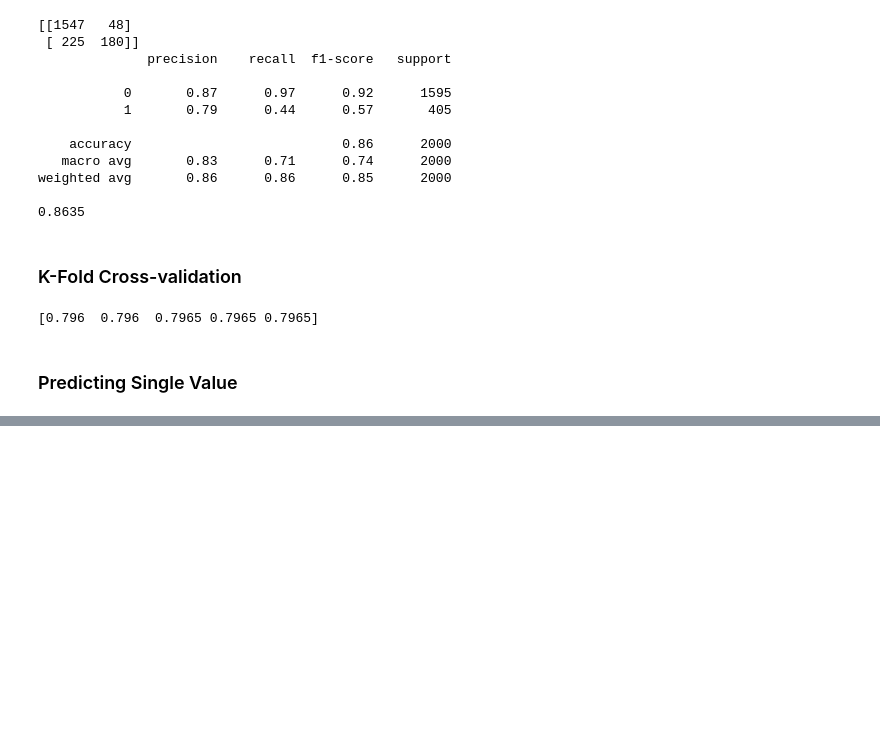
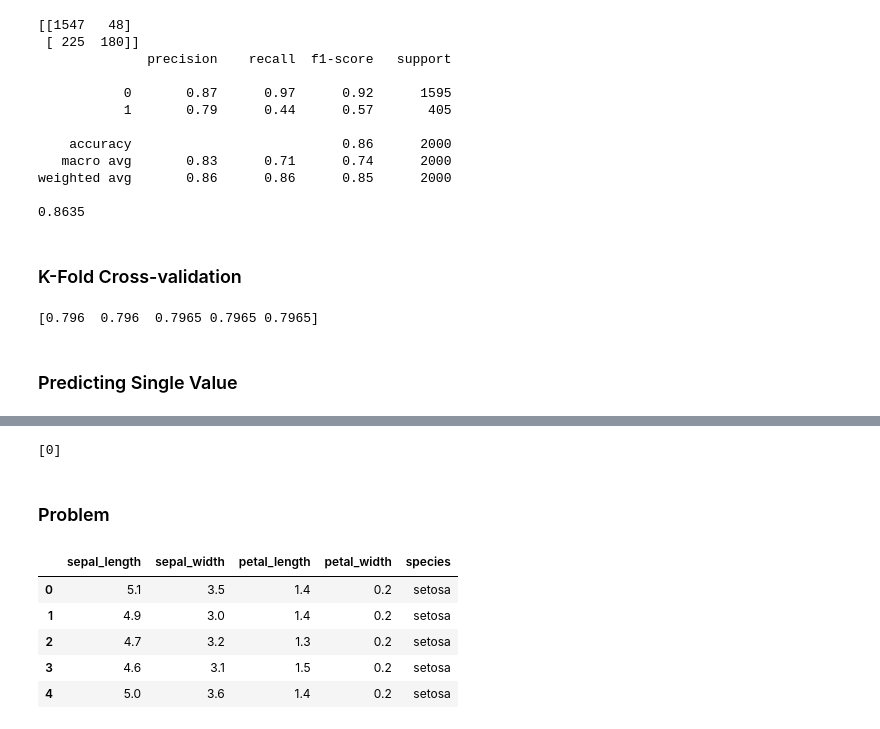
Before and after one commit to LocrianBird/classification-preps, a Jupyter notebook: Classification.ipynb, the cells around one changed output, grey strips where cells are left out. Cells and saved outputs as stored; diff of their text form; code cells hidden in the pictures; blank space fills up the shorter version.

```diff
--- a/Classification.ipynb
+++ b/Classification.ipynb
@@ -206,0 +222,28 @@ print(cross_val_score(classifier, X, y, cv=5, scoring="accuracy"))
+# %%
+from sklearn.ensemble import RandomForestClassifier
+rf_clf = RandomForestClassifier(random_state=42, n_estimators=500)
+classifier = rf_clf.fit(X_train, y_train)
+
+#scaling singlerecord
+single_record = sc.transform(X.values[100].reshape(1,-1))
+
+predicted_churn = classifier.predict(single_record)
+print(predicted_churn)
+# %% [output]
+[0]
+# %% [markdown]
+### Problem
+# %%
+import pandas as pd
+import numpy as np
+import seaborn as sns
+
+iris_df = sns.load_dataset("iris")
+iris_df.head()
+# %% [output]
+|  | sepal_length | sepal_width | petal_length | petal_width | species |
+| 0 | 5.1 | 3.5 | 1.4 | 0.2 | setosa |
+| 1 | 4.9 | 3.0 | 1.4 | 0.2 | setosa |
+| 2 | 4.7 | 3.2 | 1.3 | 0.2 | setosa |
+| 3 | 4.6 | 3.1 | 1.5 | 0.2 | setosa |
+| 4 | 5.0 | 3.6 | 1.4 | 0.2 | setosa |
```
Also changed, not shown: parts of 6 cells of this notebook.
